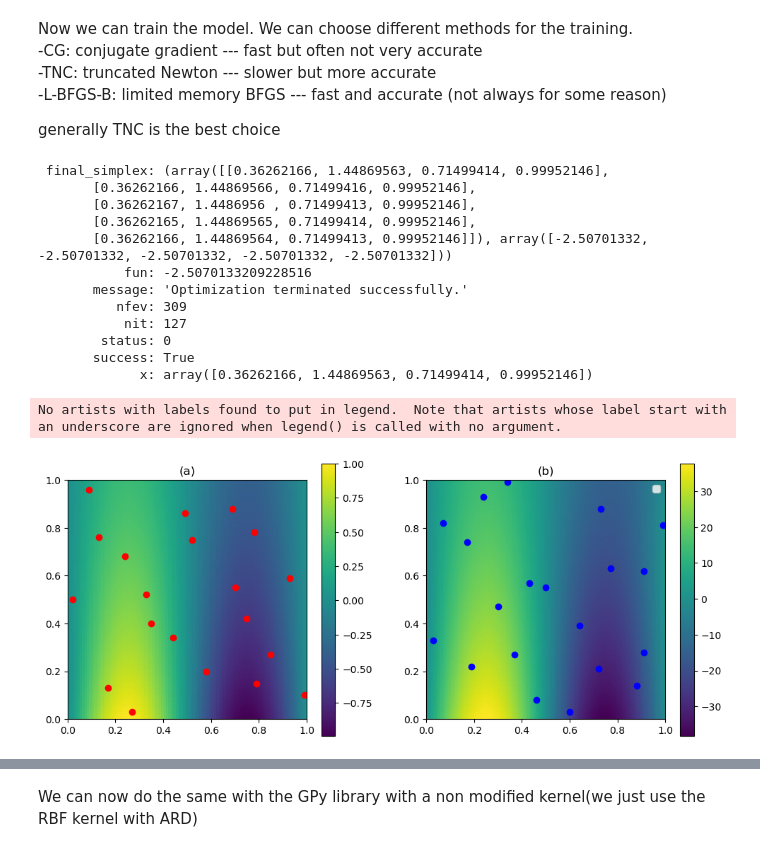
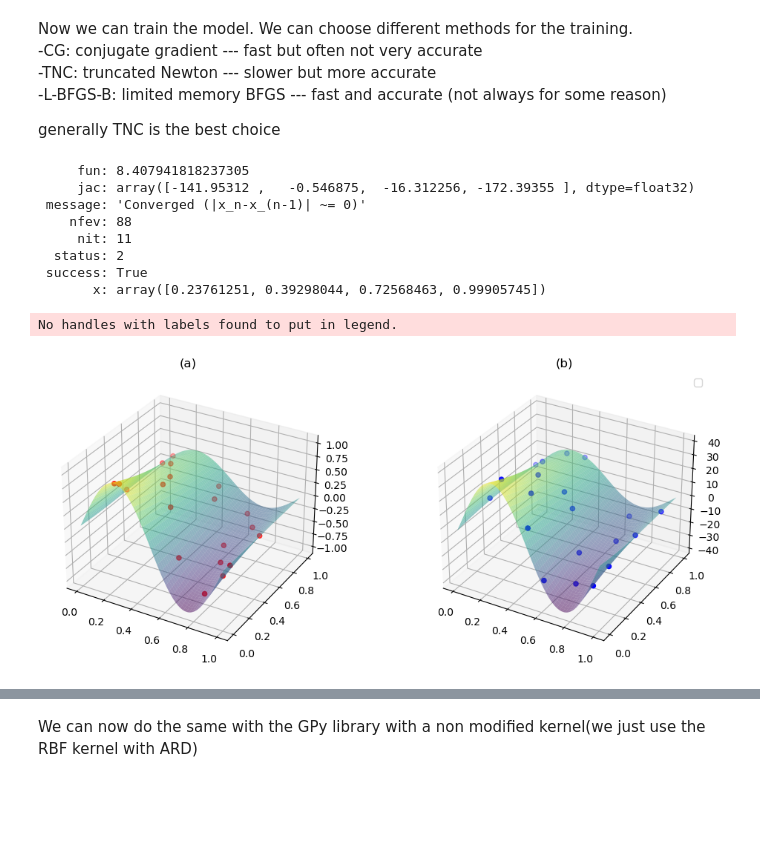
Before and after one commit to TobiLeitgeb/Code_bac, a Jupyter notebook: final_examples/heat_equation/heat_equation.ipynb, the cells around one changed output, grey strips where cells are left out. Drawn from its saved outputs; the diff is of its cells as text; code cells hidden in the pictures; blank space fills up the shorter version.

```diff
--- a/final_examples/heat_equation/heat_equation.ipynb
+++ b/final_examples/heat_equation/heat_equation.ipynb
@@ -12,7 +12,7 @@ kernel_list = [gram_Matrix_jax, k_uu_jax, k_uf_jax, k_fu_jax, k_ff_jax]
 #then we define the parameters for the kernel
 hyperparameters = ["l_x", "sigma_f","l_t", "alpha"]
 #now we can define our model. The model needs the kernel list and the hyperparameters, aswell as the timedependence
-model_heat_equation = PhysicsInformedGP_regressor(kernel_list,timedependence=True, params=hyperparameters)
+model_heat_equation = PhysicsInformedGP_regressor(kernel_list,timedependence=True, params=hyperparameters,Dimensions=2)
 model_heat_equation.set_name_kernel("Wave_equation")
 #now we create the training data and a validation set
 n_training_points = 20
@@ -21,4 +21,5 @@ model_heat_equation.set_training_data("heat_data_paper.csv",n_training_points, n
 
 n_validation_points = 1000  #for calculating the MSE
 model_heat_equation.set_validation_data(n_validation_points)
+model_heat_equation.plot_raw_data()
 # %% [output]
@@ -44,34 +46,30 @@ def get_initial_values():
     theta_initial[3] = rng.uniform(0, 3, 1)               #c
     return theta_initial
 
-n_restarts = 400; n_threads = 10
+n_restarts = 40; n_threads = 10
 opt_params_dict = {'theta_initial': get_initial_values,   #needed for all optimization methods
                     'bounds': ((1e-2, None), (1e-5, None), (1e-3, None),(1e-2, None)), #needed for TNC and L-BFGS-B
                     'gtol': 1e-7}
-model_heat_equation.train("Nelder-Mead",n_restarts, n_threads,opt_params_dict)
+model_heat_equation.train("TNC",n_restarts, n_threads,opt_params_dict)
 # %% [output]
- final_simplex: (array([[0.36262166, 1.44869563, 0.71499414, 0.99952146],
-       [0.36262166, 1.44869566, 0.71499416, 0.99952146],
-       [0.36262167, 1.4486956 , 0.71499413, 0.99952146],
-       [0.36262165, 1.44869565, 0.71499414, 0.99952146],
-       [0.36262166, 1.44869564, 0.71499413, 0.99952146]]), array([-2.50701332, -2.50701332, -2.50701332, -2.50701332, -2.50701332]))
-           fun: -2.5070133209228516
-       message: 'Optimization terminated successfully.'
-          nfev: 309
-           nit: 127
-        status: 0
-       success: True
-             x: array([0.36262166, 1.44869563, 0.71499414, 0.99952146])
+     fun: 8.407941818237305
+     jac: array([-141.95312 ,   -0.546875,  -16.312256, -172.39355 ], dtype=float32)
+ message: 'Converged (|x_n-x_(n-1)| ~= 0)'
+    nfev: 88
+     nit: 11
+  status: 2
+ success: True
+       x: array([0.23761251, 0.39298044, 0.72568463, 0.99905745])
 # %%
 n_test_points = 100
 x_star, t_star = np.meshgrid(np.linspace(0, 1, n_test_points), np.linspace(0, 1, n_test_points))
 X_star = np.hstack((x_star.reshape(-1, 1), t_star.reshape(-1, 1)))
 model_heat_equation.predict_model(X_star)
 # %%
-model_heat_equation.plot_prediction(X_star, "Predictive mean $\\overline{ f_*}$","predictive_mean.png",True)
+model_heat_equation.plot_prediction(X_star, "Predictive mean $\\overline{ f_*}$","predictive_mean.png",False)
 # %% [output]
-No artists with labels found to put in legend.  Note that artists whose label start with an underscore are ignored when legend() is called with no argument.
+No handles with labels found to put in legend.
-[figure, old version]
+[figure, new version]
 # %%
 model_heat_equation.error()
 print(model_heat_equation)
```
Also changed, not shown: parts of 4 cells of this notebook, 21 other files.
